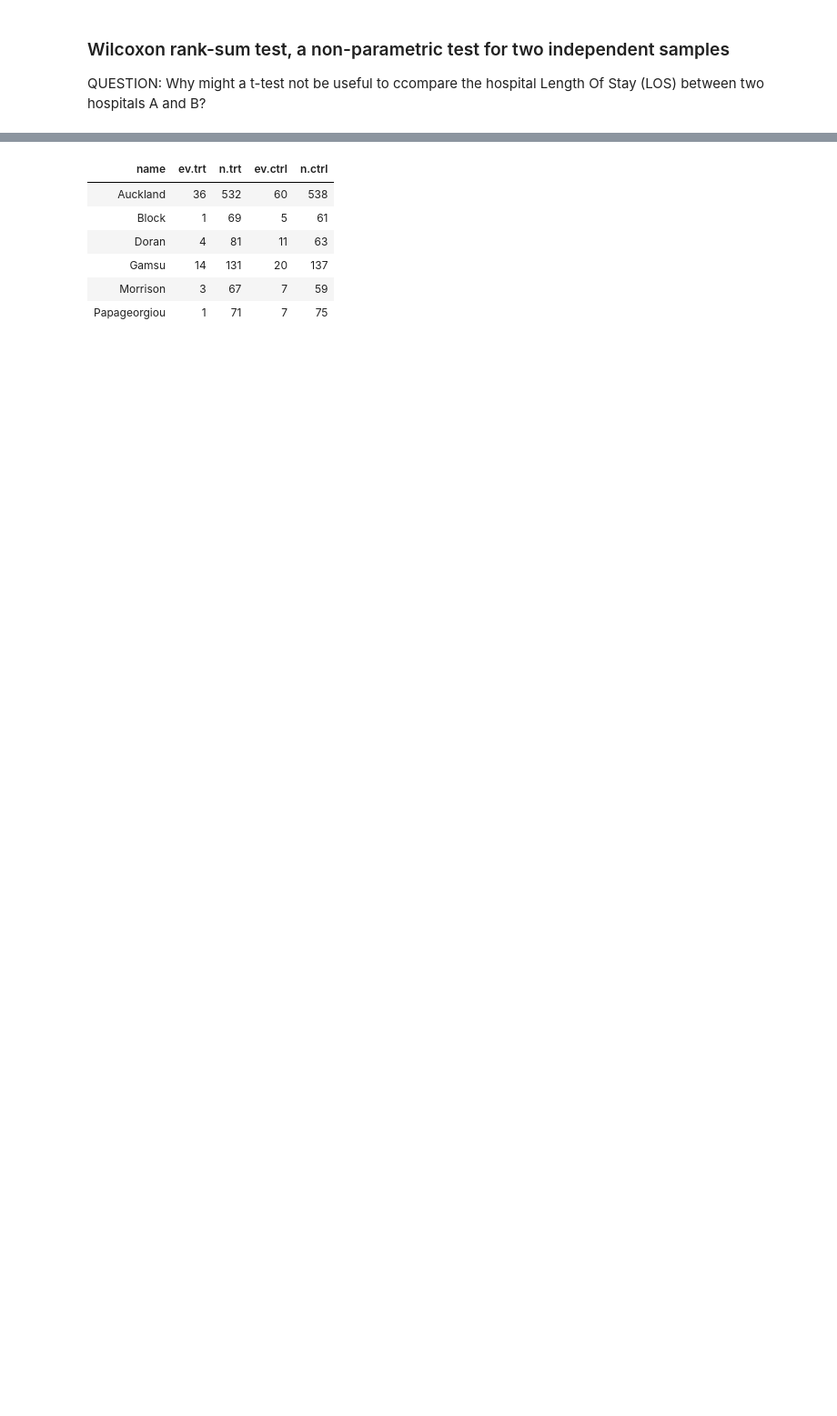
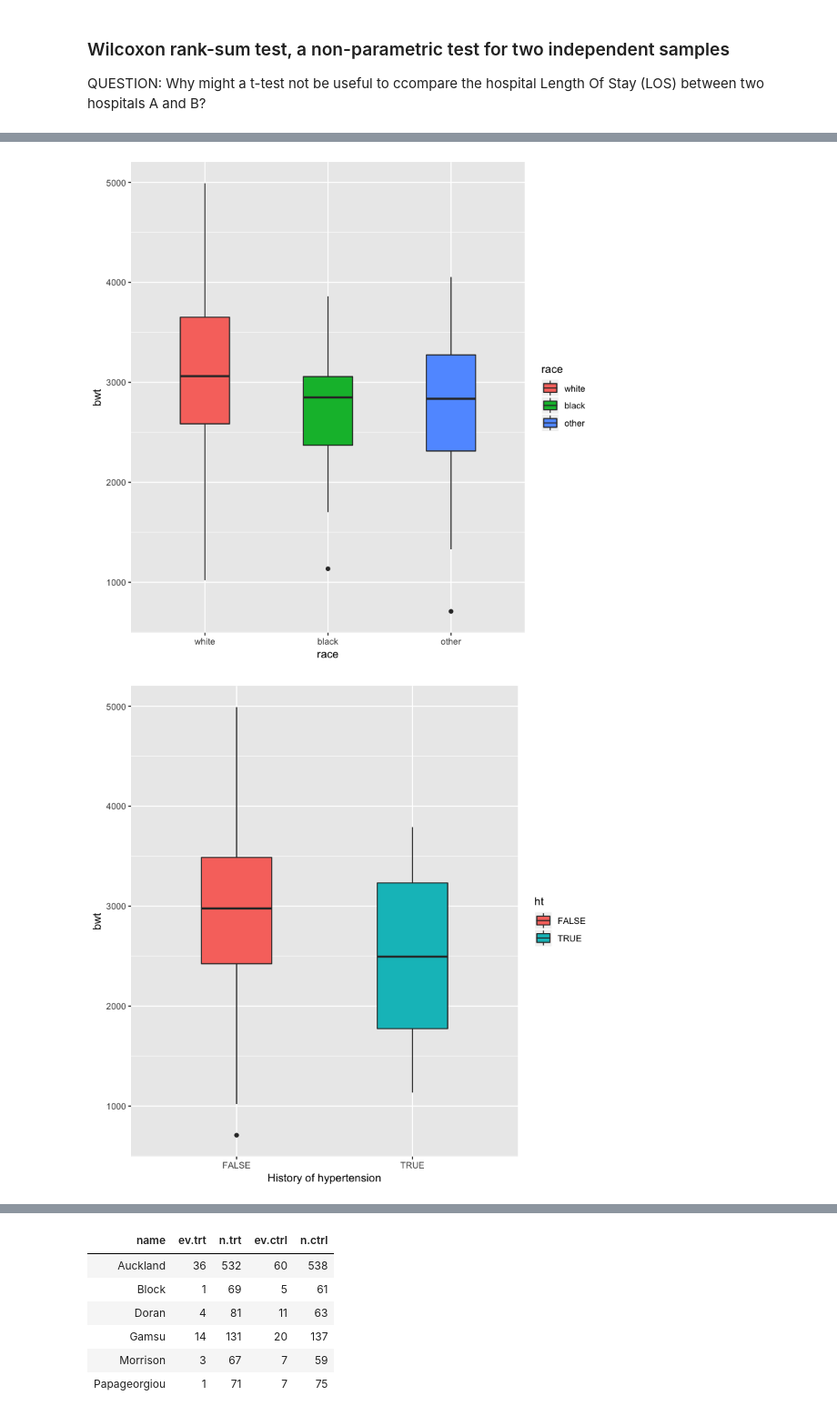
Before and after one commit to jihoonkim/lecturenotes, a Jupyter notebook: MSTP_bootcamp_2018/Rtutorial_draft.ipynb, the cells around one changed output, grey strips where cells are left out. Shown at 91% size. Drawn from its saved outputs; the diff is of its cells as text; code cells hidden in the pictures; blank space fills up the shorter version.

```diff
--- a/MSTP_bootcamp_2018/Rtutorial_draft.ipynb
+++ b/MSTP_bootcamp_2018/Rtutorial_draft.ipynb
@@ -242,0 +430,10 @@ ERROR: Error in summary(m1): object 'm1' not found
+# %%
+data(birthwt)
+bwt.df <- with(birthwt, {
+  race <- factor(race, labels = c("white", "black", "other"))
+  ptd <- factor(ptl > 0)
+  ftv <- factor(ftv)
+  levels(ftv)[-(1:2)] <- "2+"
+  data.frame(low = factor(low), bwt, age, lwt, race, smoke = (smoke > 0),
+             ptd, ht = (ht > 0), ui = (ui > 0), ftv)
+})
@@ -242,0 +443,14 @@ ERROR: Error in summary(m1): object 'm1' not found
+# %%
+### Exploratory data analysis
+ggplot(bwt.df, aes(x=race, y=bwt, fill=race)) + geom_boxplot(width=0.4)
+ggplot(bwt.df, aes(x=ht, y=bwt, fill=ht)) +
+  geom_boxplot(width=0.4) + xlab("History of hypertension")
+ggplot(bwt.df, aes(x=ui, y=bwt, fill=ui) ) +
+  geom_boxplot(width=0.4) + xlab("Presence of uterine irritability")
+ggplot(bwt.df, aes(x=ftv, y=bwt, fill=ftv)) +
+   geom_boxplot(width=0.4) + xlab("Number of physician visits during the first trimester")
+ggplot(bwt.df, aes(x=ptd, y=bwt, fill=ptd)) +
+  geom_boxplot(width=0.4)  + xlab("History of premature labors")
+# %% [output]
+[figure, added]
+[figure, added]
```
Also changed, not shown: parts of 36 cells of this notebook, 1 other file.
